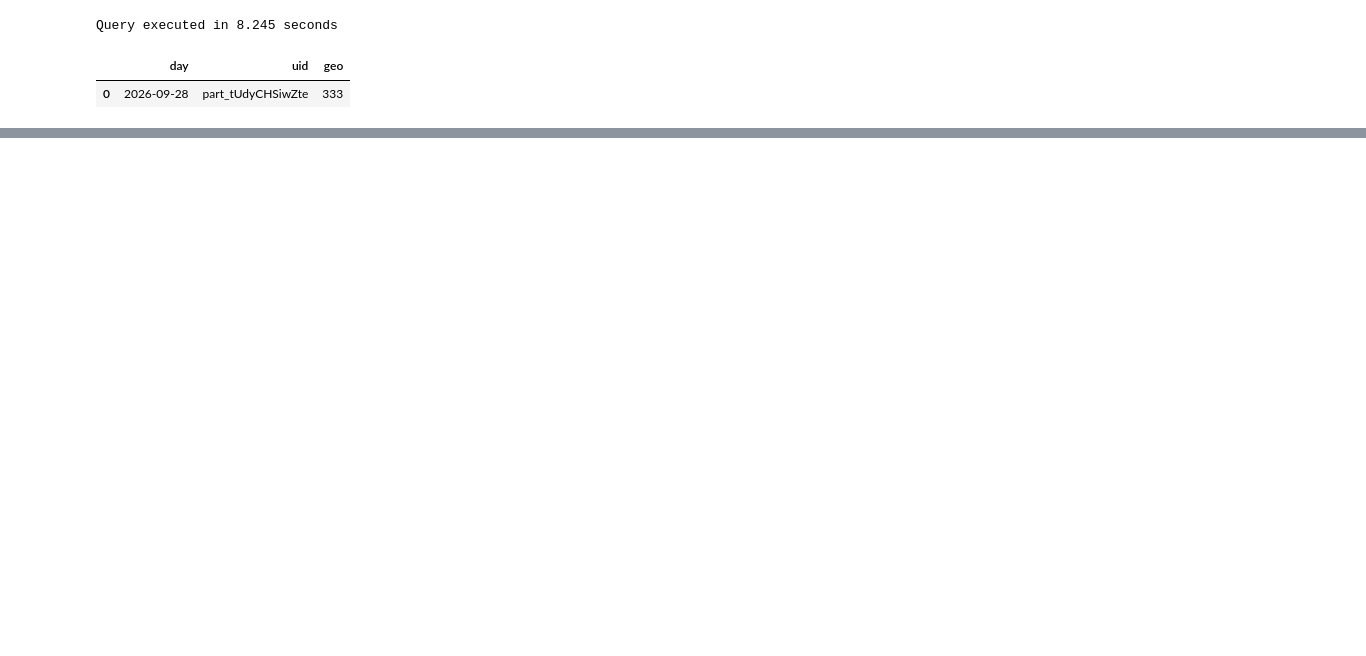
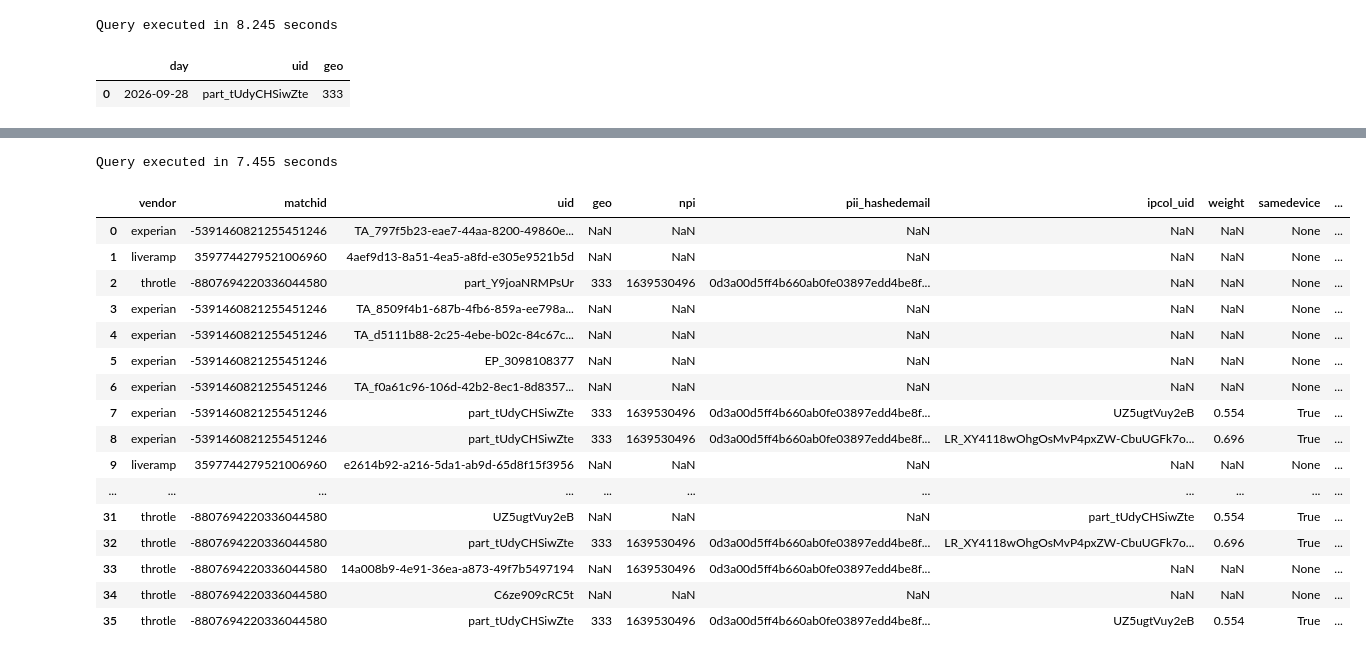
Before and after one commit to pp-jteixeira/nscreen-identity-resolution, a Jupyter notebook: vendor_quality_measurement/vendor_cookie_crossvalidation.ipynb, the cells around one changed output, grey strips where cells are left out. Saved outputs shown, nothing was run; the diff lists cells and outputs as text; code cells hidden in the pictures; blank space fills up the shorter version.

Commit message:
progress on vendor_cookie_crossvalidation

```diff
--- a/vendor_quality_measurement/vendor_cookie_crossvalidation.ipynb
+++ b/vendor_quality_measurement/vendor_cookie_crossvalidation.ipynb
@@ -290,0 +243,79 @@ display(test_matchids)
+# %%
+run_query("""
+with
+vendor_uid_evidence as (
+    select * from iceberg.jteixeira_ipa.tmp_sample_5pct_vendor_uid_evidence_20260928
+    where matchid in (3597744279521006960, -8807694220336044580, -5391460821255451246)
+),
+uids_list as (
+    select distinct uid from vendor_uid_evidence
+),
+agg_uids as (
+    select vendor, matchid, array_agg(uid) arr_uids
+    from vendor_uid_evidence
+    group by vendor, matchid
+),
+ipcollocation as (
+    select * from iceberg.crossscreen.nscreen_ipcollocation_daily_clean
+    where uid1 in (select uid from uids_list) and uid2 in (select uid from uids_list)
+    and day='2026-09-28'
+),
+merged as (
+    select
+        distinct
+        v.vendor,
+        v.matchid,
+        v.uid,
+        v.geo,
+        v.npi,
+        v.pii_hashedemail,
+        CASE WHEN v.uid=ip.uid1 THEN ip.uid2 ELSE ip.uid1 END as ipcol_uid,
+        ip.*,
+        au.arr_uids
+    from vendor_uid_evidence as v
+    left join ipcollocation as ip
+        on v.uid=ip.uid1 or v.uid=ip.uid2
+    left join agg_uids au
+        on v.matchid= au.matchid
+)
+select
+    vendor,
+    matchid,
+    uid,
+    geo,
+    npi,
+    pii_hashedemail,
+    ipcol_uid,
+    weight,
+    samedevice,
+    try_cast(contains(arr_uids, ipcol_uid) AS INTEGER) as ipcoluid_in_matchid
+from merged
+""")
+
+
+# select
+#     vendor,
+#     matchid,
+#     count(distinct uid) as n_uids,
+#     sum(try_cast(contains(arr_uids, ipcol_uid) AS INTEGER)) as n_uids_ipcol_samematchid
+# from merged
+# group by vendor, matchid
+# %% [output]
+Query executed in 7.455 seconds
+|  | vendor | matchid | uid | geo | npi | pii_hashedemail | ipcol_uid | weight | samedevice | ... |
+| 0 | experian | -5391460821255451246 | TA_797f5b23-eae7-44aa-8200-49860e... | NaN | NaN | NaN | NaN | NaN | None | ... |
+| 1 | liveramp | 3597744279521006960 | 4aef9d13-8a51-4ea5-a8fd-e305e9521b5d | NaN | NaN | NaN | NaN | NaN | None | ... |
+| 2 | throtle | -8807694220336044580 | part_Y9joaNRMPsUr | 333 | 1639530496 | 0d3a00d5ff4b660ab0fe03897edd4be8f... | NaN | NaN | None | ... |
+| 3 | experian | -5391460821255451246 | TA_8509f4b1-687b-4fb6-859a-ee798a... | NaN | NaN | NaN | NaN | NaN | None | ... |
+| 4 | experian | -5391460821255451246 | TA_d5111b88-2c25-4ebe-b02c-84c67c... | NaN | NaN | NaN | NaN | NaN | None | ... |
+| 5 | experian | -5391460821255451246 | EP_3098108377 | NaN | NaN | NaN | NaN | NaN | None | ... |
+| 6 | experian | -5391460821255451246 | TA_f0a61c96-106d-42b2-8ec1-8d8357... | NaN | NaN | NaN | NaN | NaN | None | ... |
+| 7 | experian | -5391460821255451246 | part_tUdyCHSiwZte | 333 | 1639530496 | 0d3a00d5ff4b660ab0fe03897edd4be8f... | UZ5ugtVuy2eB | 0.554 | True | ... |
+| 8 | experian | -5391460821255451246 | part_tUdyCHSiwZte | 333 | 1639530496 | 0d3a00d5ff4b660ab0fe03897edd4be8f... | LR_XY4118wOhgOsMvP4pxZW-CbuUGFk7o... | 0.696 | True | ... |
+| 9 | liveramp | 3597744279521006960 | e2614b92-a216-5da1-ab9d-65d8f15f3956 | NaN | NaN | NaN | NaN | NaN | None | ... |
+| ... | ... | ... | ... | ... | ... | ... | ... | ... | ... | ... |
+| 31 | throtle | -8807694220336044580 | UZ5ugtVuy2eB | NaN | NaN | NaN | part_tUdyCHSiwZte | 0.554 | True | ... |
+| 32 | throtle | -8807694220336044580 | part_tUdyCHSiwZte | 333 | 1639530496 | 0d3a00d5ff4b660ab0fe03897edd4be8f... | LR_XY4118wOhgOsMvP4pxZW-CbuUGFk7o... | 0.696 | True | ... |
+| 33 | throtle | -8807694220336044580 | 14a008b9-4e91-36ea-a873-49f7b5497194 | NaN | 1639530496 | 0d3a00d5ff4b660ab0fe03897edd4be8f... | NaN | NaN | None | ... |
+| 34 | throtle | -8807694220336044580 | C6ze909cRC5t | NaN | NaN | NaN | NaN | NaN | None | ... |
+| 35 | throtle | -8807694220336044580 | part_tUdyCHSiwZte | 333 | 1639530496 | 0d3a00d5ff4b660ab0fe03897edd4be8f... | UZ5ugtVuy2eB | 0.554 | True | ... |
```
Also changed, not shown: parts of 16 cells of this notebook.
